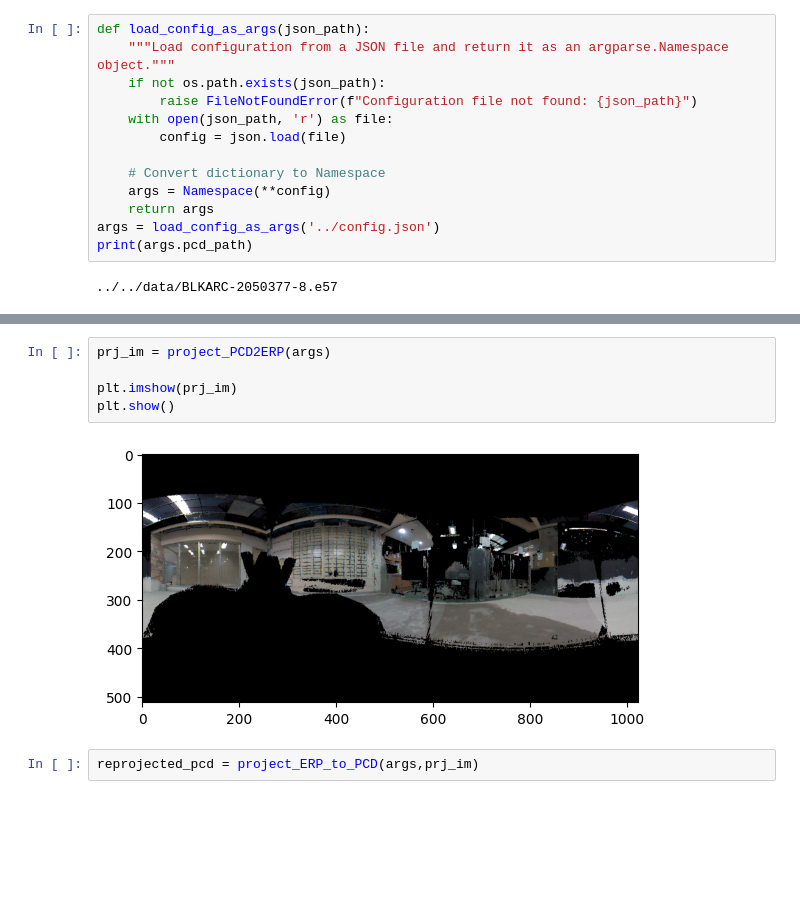
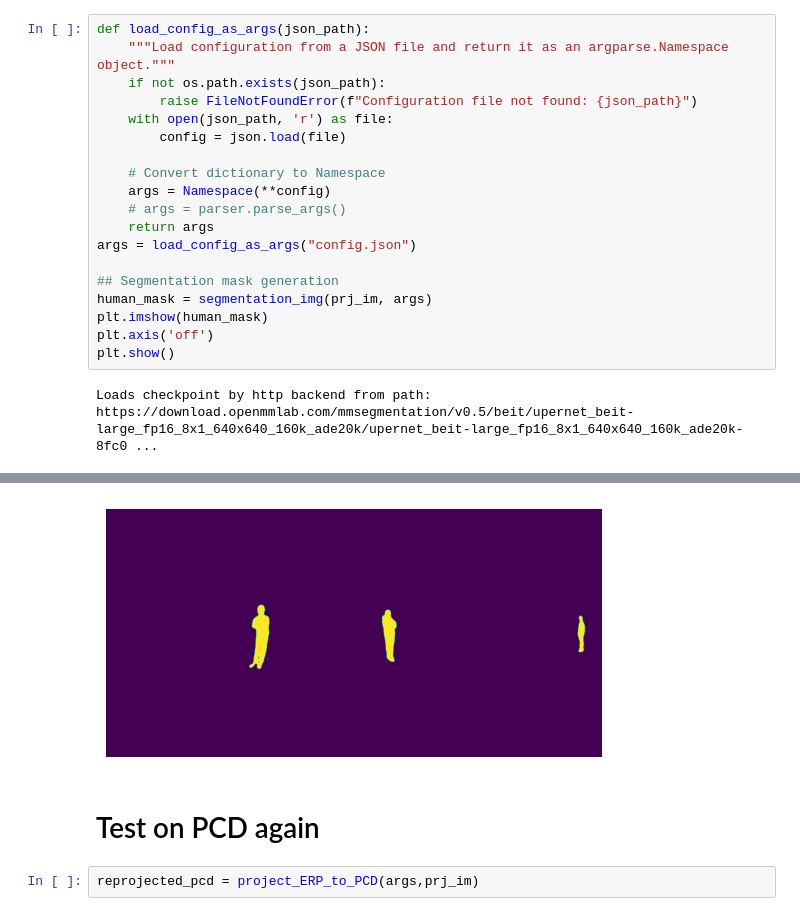
Before and after one commit to daeday/PCD_Denoise, a Jupyter notebook: test_RGB2PCD.ipynb, the cells around one changed output, grey strips where cells are left out. Cells and saved outputs as stored; diff of their text form; blank space fills up the shorter version.

```diff
--- a/test_RGB2PCD.ipynb
+++ b/test_RGB2PCD.ipynb
@@ -18,8 +62,14 @@ def load_config_as_args(json_path):
 
     # Convert dictionary to Namespace
     args = Namespace(**config)
+    # args = parser.parse_args()
     return args
-args = load_config_as_args('../config.json')
-print(args.pcd_path)
+args = load_config_as_args("config.json")
+
+## Segmentation mask generation
+human_mask = segmentation_img(prj_im, args)
+plt.imshow(human_mask)
+plt.axis('off')
+plt.show()
 # %% [output]
-../../data/BLKARC-2050377-8.e57
+Loads checkpoint by http backend from path: https://download.openmmlab.com/mmsegmentation/v0.5/beit/upernet_beit-large_fp16_8x1_640x640_160k_ade20k/upernet_beit-large_fp16_8x1_640x640_160k_ade20k-8fc0 ...
@@ -26,10 +80,6 @@ print(args.pcd_path)
+[figure, added]
-# %%
-prj_im = project_PCD2ERP(args)
-
-plt.imshow(prj_im)
-plt.show()
-# %% [output]
-[figure, removed]
+# %% [markdown]
+# Test on PCD again
 # %%
 reprojected_pcd = project_ERP_to_PCD(args,prj_im)
 # %%
```
Also changed, not shown: parts of 5 cells of this notebook, 2 other files.
